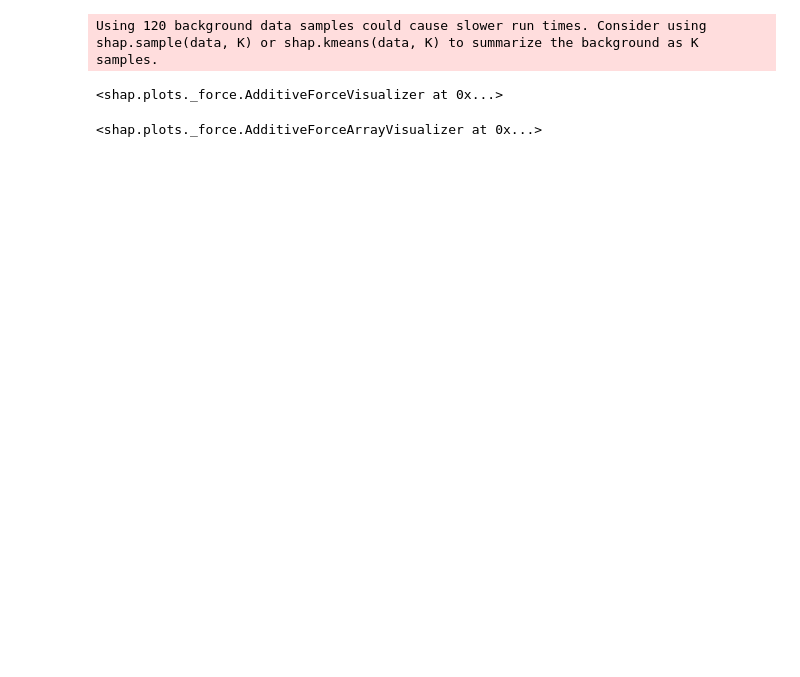
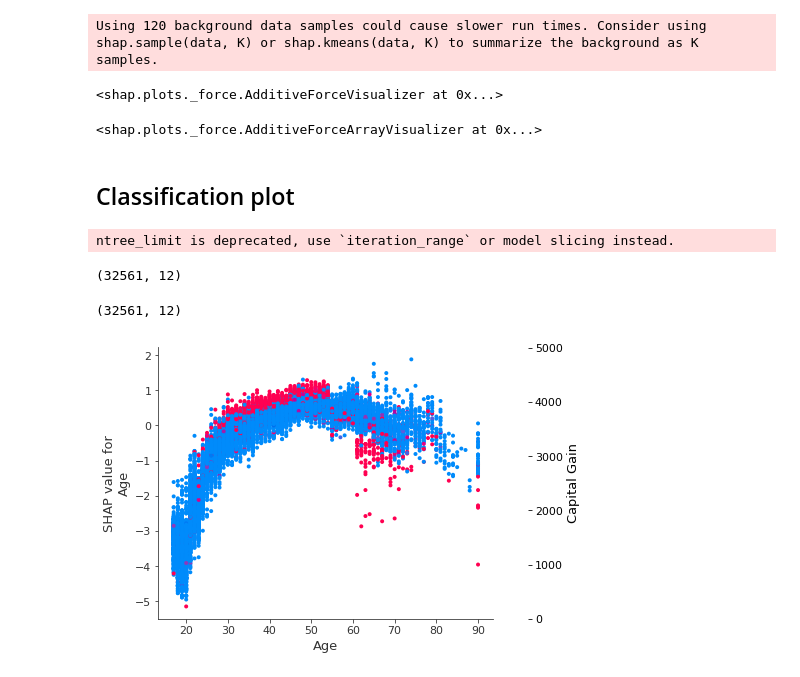
Before and after one commit to siddharth0112358/Visualizations, a Jupyter notebook: shap_values_visualizations.ipynb, the cells around one changed output. Cells and saved outputs as stored; diff of their text form; code cells hidden in the pictures; blank space fills up the shorter version.

```diff
--- a/shap_values_visualizations.ipynb
+++ b/shap_values_visualizations.ipynb
@@ -186,3 +202,33 @@ Using 120 background data samples could cause slower run times. Consider using s
 shap.force_plot(explainer.expected_value[0], shap_values[0], X_test, link="logit")
 # %% [output]
 <shap.plots._force.AdditiveForceArrayVisualizer at 0x...>
+# %% [markdown]
+## Classification plot
+# %%
+import xgboost
+import shap
+
+# train XGBoost model
+X,y = shap.datasets.adult()
+model = xgboost.XGBClassifier().fit(X, y)
+
+# compute SHAP values
+explainer = shap.TreeExplainer(model)
+shap_values = explainer.shap_values(X)
+# %% [output]
+ntree_limit is deprecated, use `iteration_range` or model slicing instead.
+# %%
+X.shape
+# %% [output]
+(32561, 12)
+# %%
+shap_values.shape
+# %% [output]
+(32561, 12)
+# %%
+# The first argument is the index of the feature we want to plot
+# The second argument is the matrix of SHAP values (it is the same shape as the data matrix)
+# The third argument is the data matrix (a pandas dataframe or numpy array)
+shap.dependence_plot(0, shap_values, X)
+# %% [output]
+[figure, added]
```
Also changed, not shown: parts of 14 cells of this notebook.
